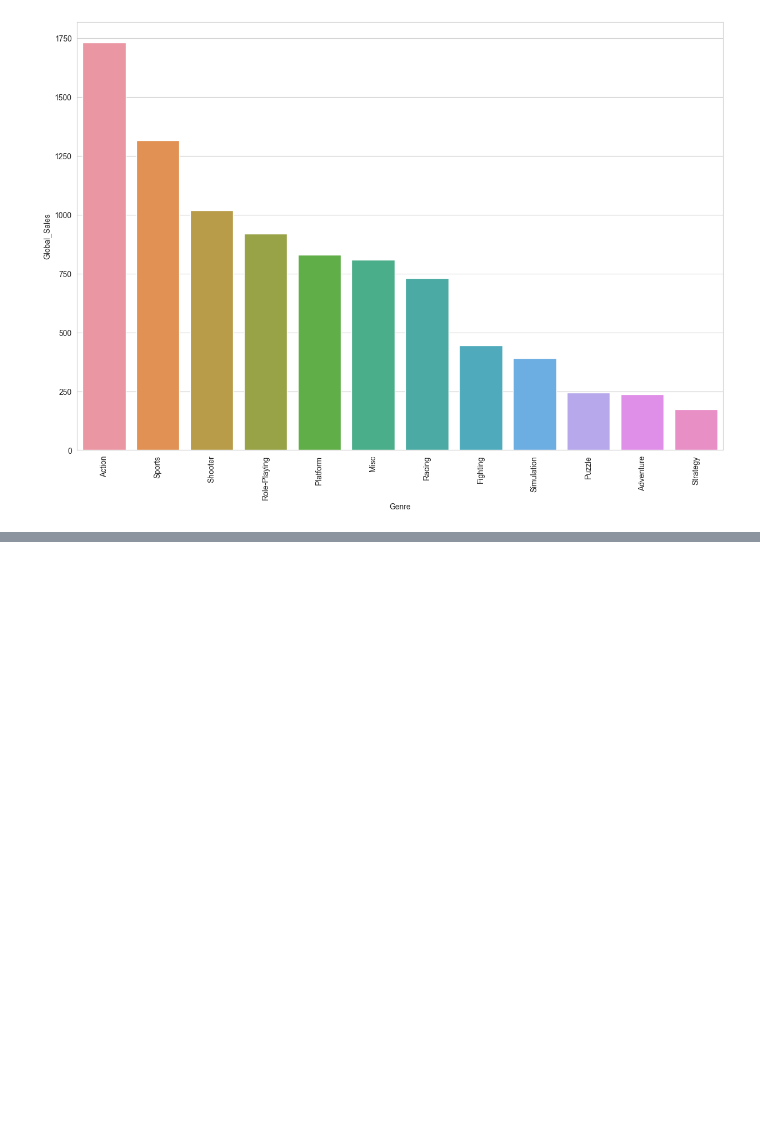
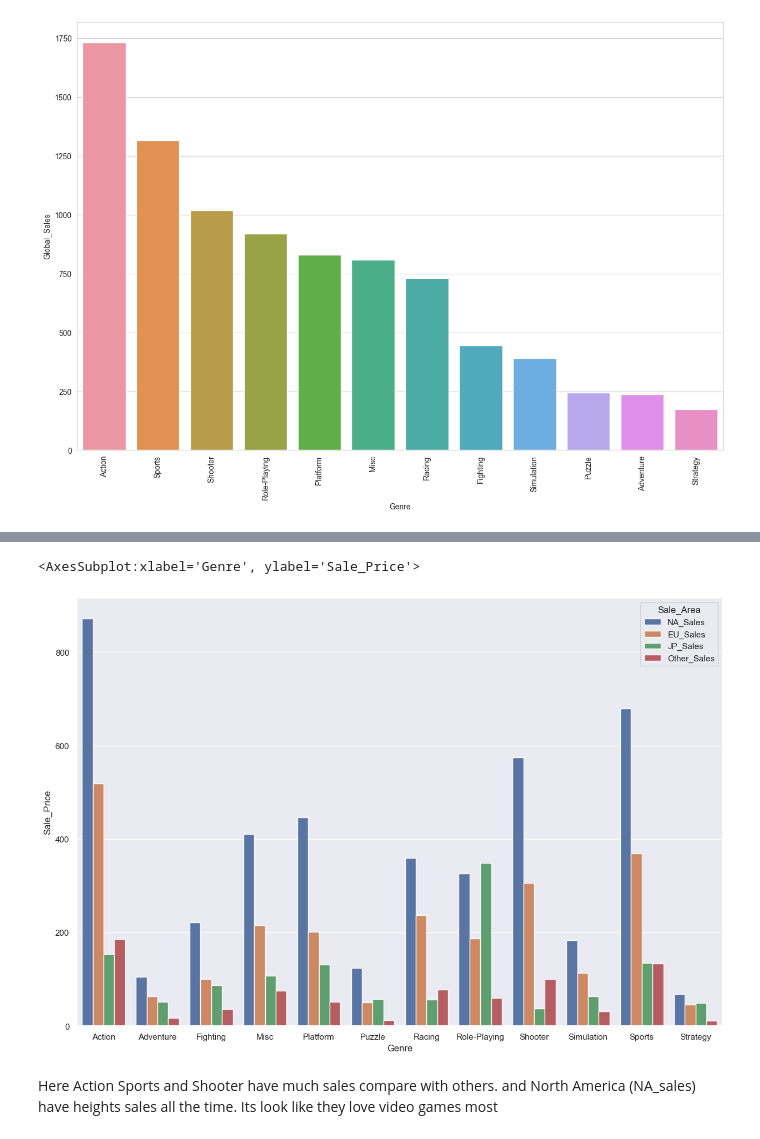
Before and after one commit to NaderCYBERR/Projet-Analyse, a Jupyter notebook: index.ipynb, the cells around one changed output, grey strips where cells are left out. Drawn from its saved outputs; the diff is of its cells as text; code cells hidden in the pictures; blank space fills up the shorter version.

```diff
--- a/index.ipynb
+++ b/index.ipynb
@@ -247,0 +396,4 @@ plt.xticks(rotation=90)
+# %%
+comp_table = comp_map.reset_index()
+comp_table = pd.melt(comp_table, id_vars=['Genre'], value_vars=['NA_Sales', 'EU_Sales', 'JP_Sales', 'Other_Sales'], var_name='Sale_Area', value_name='Sale_Price')
+comp_table.head()
@@ -247,0 +407,9 @@ plt.xticks(rotation=90)
+# %%
+plt.figure(figsize=(15, 10))
+sns.barplot(x='Genre', y='Sale_Price', hue='Sale_Area', data=comp_table)
+# %% [output]
+<AxesSubplot:xlabel='Genre', ylabel='Sale_Price'>
+[figure, added]
+# %% [markdown]
+Here Action Sports and Shooter have much sales compare with others. and North America (NA_sales)
+ have heights sales all the time. Its look like they love video games most
```
Also changed, not shown: parts of 30 cells of this notebook.
